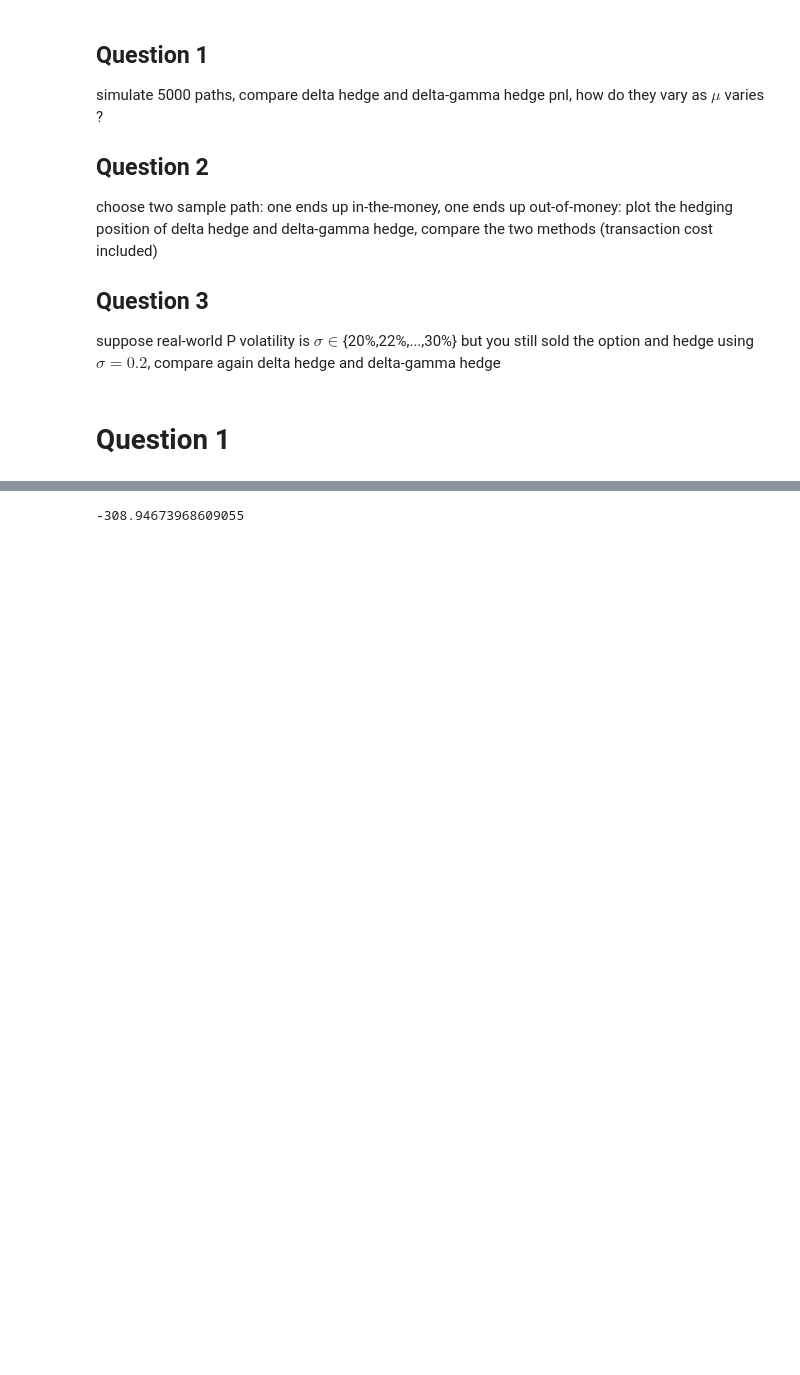
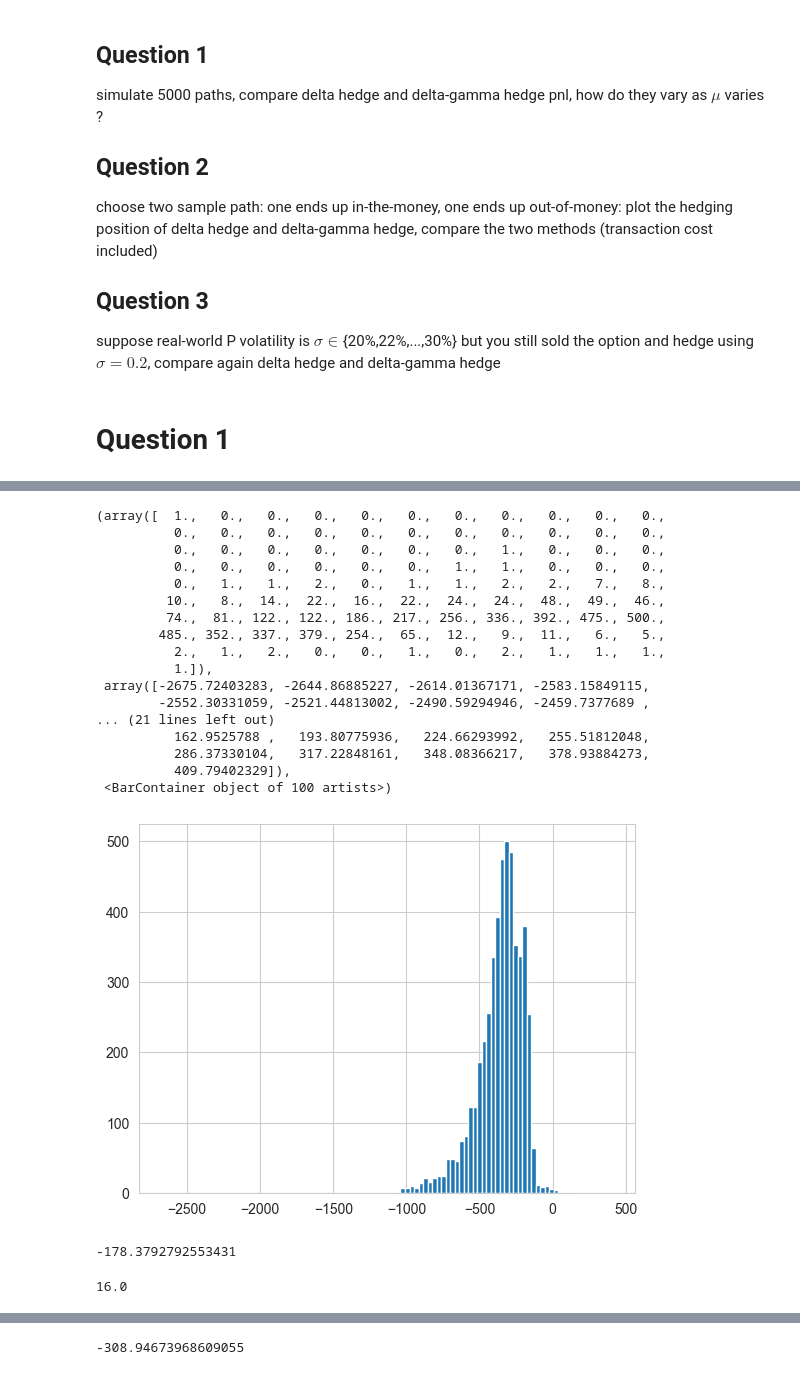
Before and after one commit to kaiwenShen/Dynamic_hedge, a Jupyter notebook: Dynamic_hedging.ipynb, the cells around one changed output, grey strips where cells are left out. Saved outputs shown, nothing was run; the diff lists cells and outputs as text; code cells hidden in the pictures; blank space fills up the shorter version.

```diff
--- a/Dynamic_hedging.ipynb
+++ b/Dynamic_hedging.ipynb
@@ -51,0 +179,2 @@ class BS_call():
+# %%
+obj2=ATM_Call_Option_Dynamic_Hedging_Following_prof(spot_price=10,mu=0.1,sigma=0.25,sigma_real=0.3,num_of_call_option_sold=10_000,Ntrials=5000,option_maturity=63/252,hedging_frequency=1,type_of_hedge='delta-gamma',hedging_option_maturity=0.3)
@@ -52,3 +206,32 @@ class BS_call():
+# %%
+plt.hist(M2[:,-1],bins=100)
+# %% [output]
+(array([  1.,   0.,   0.,   0.,   0.,   0.,   0.,   0.,   0.,   0.,   0.,
+          0.,   0.,   0.,   0.,   0.,   0.,   0.,   0.,   0.,   0.,   0.,
+          0.,   0.,   0.,   0.,   0.,   0.,   0.,   1.,   0.,   0.,   0.,
+          0.,   0.,   0.,   0.,   0.,   0.,   1.,   1.,   0.,   0.,   0.,
+          0.,   1.,   1.,   2.,   0.,   1.,   1.,   2.,   2.,   7.,   8.,
+         10.,   8.,  14.,  22.,  16.,  22.,  24.,  24.,  48.,  49.,  46.,
+         74.,  81., 122., 122., 186., 217., 256., 336., 392., 475., 500.,
+        485., 352., 337., 379., 254.,  65.,  12.,   9.,  11.,   6.,   5.,
+          2.,   1.,   2.,   0.,   0.,   1.,   0.,   2.,   1.,   1.,   1.,
+          1.]),
+ array([-2675.72403283, -2644.86885227, -2614.01367171, -2583.15849115,
+        -2552.30331059, -2521.44813002, -2490.59294946, -2459.7377689 ,
+... (21 lines left out)
+          162.9525788 ,   193.80775936,   224.66293992,   255.51812048,
+          286.37330104,   317.22848161,   348.08366217,   378.93884273,
+          409.79402329]),
+ <BarContainer object of 100 artists>)
+[figure, added]
+# %%
+M2[:,-1].max()
+# %% [output]
+-178.3792792553431
+# %%
+1/(1/4*1/4)
+# %% [output]
+16.0
 # %%
 class ATM_Call_Option_Dynamic_Hedging():
     def __init__(self,spot_price:float,mu:float,sigma:float,sigma_real:float,num_of_call_option_sold:int,Ntrials:int,option_maturity:float,hedging_frequency:float,type_of_hedge:str,hedging_option_maturity:Optional[float]=None,risk_free=0.05,stock_transaction_cost:float=0.005,option_transaction_cost:float=0.005,random_state:int=0):
```
Also changed, not shown: parts of 14 cells of this notebook.
